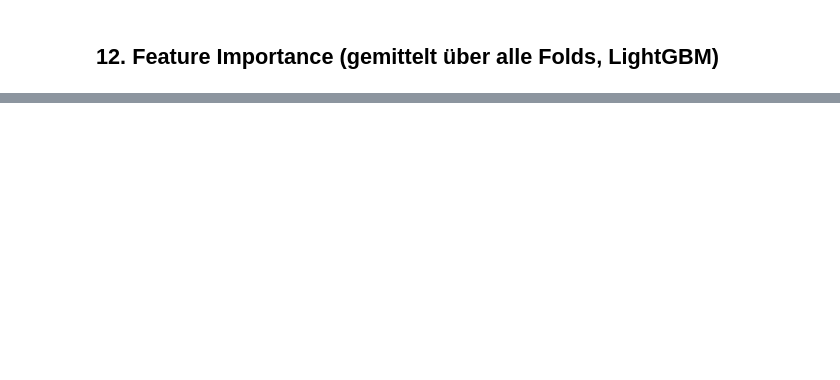
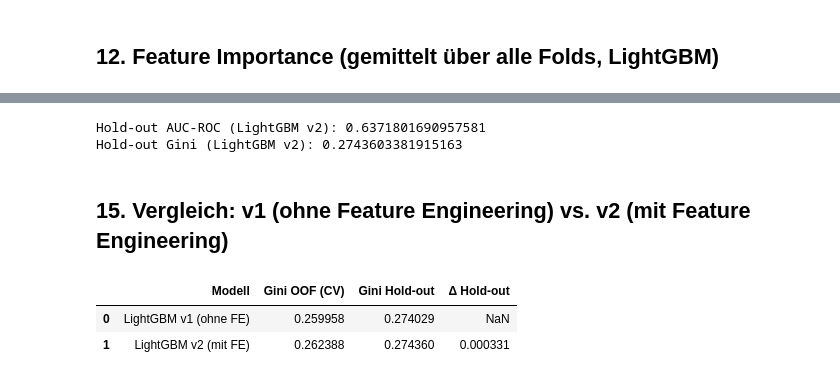
Before and after one commit to leyla-louache/porto-seguro-project, a Jupyter notebook: notebooks/02_Dangui_Klossouan.ipynb, the cells around one changed output, grey strips where cells are left out. Drawn from its saved outputs; the diff is of its cells as text; code cells hidden in the pictures; blank space fills up the shorter version.

```diff
--- a/notebooks/02_Dangui_Klossouan.ipynb
+++ b/notebooks/02_Dangui_Klossouan.ipynb
@@ -512,0 +579,9 @@ Logistic Regression hold-out, with calc 0.2571 None
+# %%
+df_lgb_fe = df_clean_fe.copy()
+for col in cat_cols:
+    df_lgb_fe[col] = df_lgb_fe[col].astype('category')
+
+df_lr_fe = pd.get_dummies(df_clean_fe, columns=cat_cols, drop_first=True)
+
+print("Dimensionen (LightGBM-Set v2):", df_lgb_fe.drop(columns=[target_col, 'id'], errors='ignore').shape)
+print("Dimensionen (LR-Set v2):", df_lr_fe.drop(columns=[target_col, 'id'], errors='ignore').shape)
@@ -512,0 +591,9 @@ Logistic Regression hold-out, with calc 0.2571 None
+# %%
+# Wichtig: gleiche idx_trainval/idx_holdout wie in v1 verwenden -> faire Vergleichbarkeit
+X_trainval_lgb_fe = df_lgb_fe.loc[idx_trainval].drop(columns=[target_col, 'id'], errors='ignore')
+X_holdout_lgb_fe  = df_lgb_fe.loc[idx_holdout].drop(columns=[target_col, 'id'], errors='ignore')
+
+X_trainval_lr_fe = df_lr_fe.loc[idx_trainval].drop(columns=[target_col, 'id'], errors='ignore')
+X_holdout_lr_fe  = df_lr_fe.loc[idx_holdout].drop(columns=[target_col, 'id'], errors='ignore')
+
+print("Trainval (LightGBM v2):", X_trainval_lgb_fe.shape, "| Holdout (LightGBM v2):", X_holdout_lgb_fe.shape)
@@ -512,0 +703,28 @@ Logistic Regression hold-out, with calc 0.2571 None
+# %%
+holdout_preds_lgb_fe = np.mean([m.predict_proba(X_holdout_lgb_fe)[:, 1] for m in lgb_models_fe], axis=0)
+
+print("Hold-out AUC-ROC (LightGBM v2):", roc_auc_score(y_holdout, holdout_preds_lgb_fe))
+print("Hold-out Gini (LightGBM v2):", normalized_gini(y_holdout, holdout_preds_lgb_fe))
+# %% [output]
+Hold-out AUC-ROC (LightGBM v2): 0.6371801690957581
+Hold-out Gini (LightGBM v2): 0.2743603381915163
+# %% [markdown]
+## 15. Vergleich: v1 (ohne Feature Engineering) vs. v2 (mit Feature Engineering)
+# %%
+comparison = pd.DataFrame({
+    'Modell': ['LightGBM v1 (ohne FE)', 'LightGBM v2 (mit FE)'],
+    'Gini OOF (CV)': [
+        normalized_gini(y_trainval, oof_preds_lgb),
+        normalized_gini(y_trainval, oof_preds_lgb_fe)
+    ],
+    'Gini Hold-out': [
+        normalized_gini(y_holdout, holdout_preds_lgb),
+        normalized_gini(y_holdout, holdout_preds_lgb_fe)
+    ]
+})
+comparison['Δ Hold-out'] = comparison['Gini Hold-out'].diff()
+comparison
+# %% [output]
+|  | Modell | Gini OOF (CV) | Gini Hold-out | Δ Hold-out |
+| 0 | LightGBM v1 (ohne FE) | 0.259958 | 0.274029 | NaN |
+| 1 | LightGBM v2 (mit FE) | 0.262388 | 0.274360 | 0.000331 |
```
Also changed, not shown: parts of 34 cells of this notebook.
